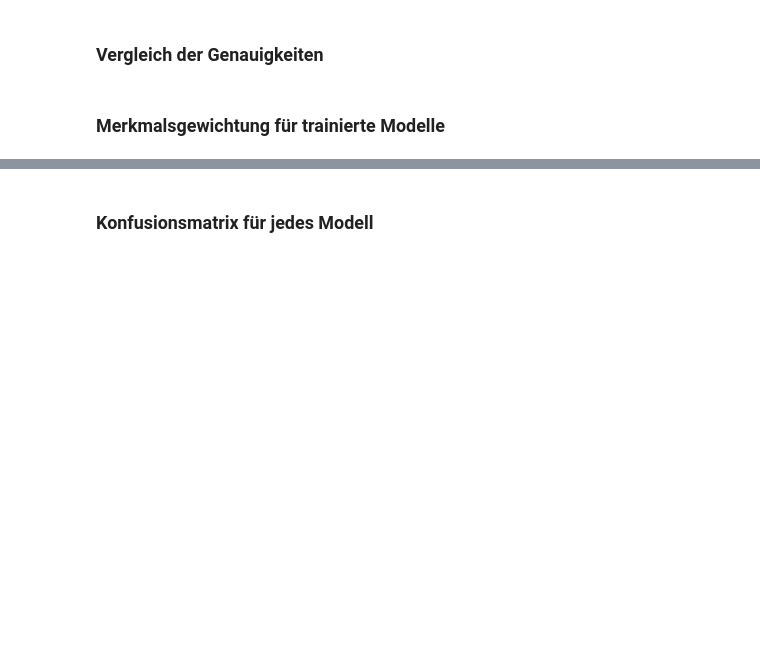
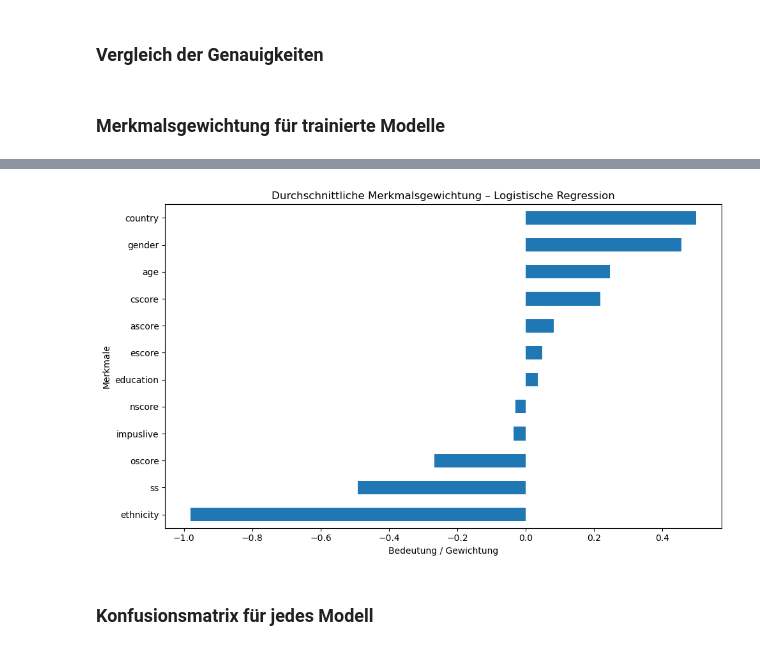
Before and after one commit to Salih-Kelmendi/LuisSalihML, a Jupyter notebook: Drug-Consumption2.ipynb, the cells around one changed output, grey strips where cells are left out. Saved outputs shown, nothing was run; the diff lists cells and outputs as text; code cells hidden in the pictures; blank space fills up the shorter version.

```diff
--- a/Drug-Consumption2.ipynb
+++ b/Drug-Consumption2.ipynb
@@ -446,3 +489,23 @@ if hasattr(dt_model, "feature_importances_"):
+# %%
+feature_weights = {}
+
+for drug in drug_names:
+    model = logreg_models[drug]
+    weights = model.coef_[0]
+    feature_weights[drug] = weights
+
+feature_weights_df = pd.DataFrame(feature_weights, index=X_train.columns)
+
+mean_weights = feature_weights_df[drug_names].mean(axis=1)
+mean_weights.sort_values(ascending=False).plot(kind='barh', figsize=(10, 6))
+plt.gca().invert_yaxis()
+plt.title('Durchschnittliche Merkmalsgewichtung – Logistische Regression')
+plt.xlabel('Bedeutung / Gewichtung')
+plt.ylabel('Merkmale')
+plt.tight_layout()
+plt.show()
+# %% [output]
+[figure, added]
 # %% [markdown]
 ### Konfusionsmatrix für jedes Modell
 # %%
```
Also changed, not shown: parts of 20 cells of this notebook.
